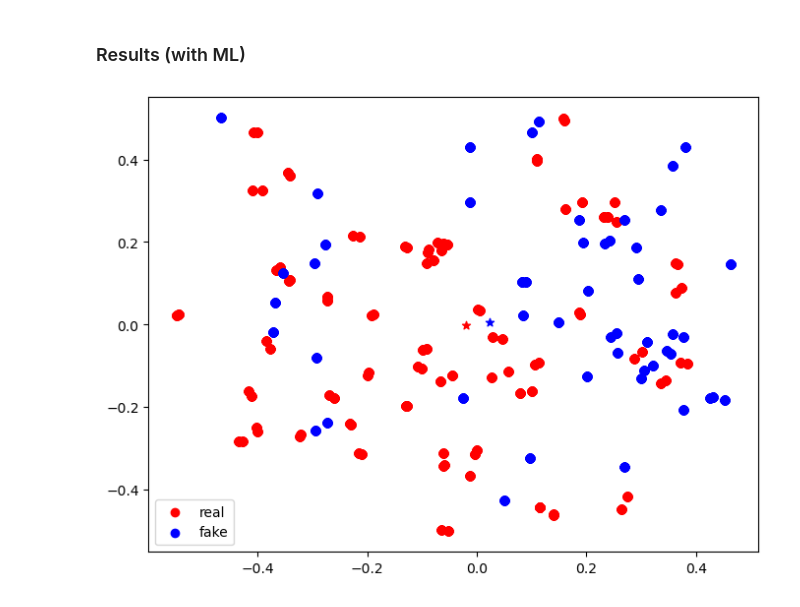
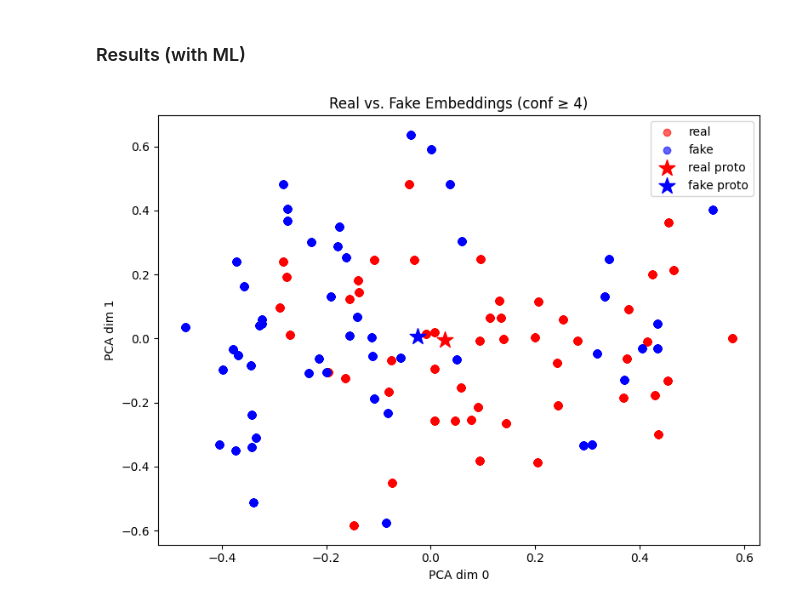
Before and after one commit to cros-nash/ds497-project, a Jupyter notebook: ExemplarPrototype (2).ipynb, the cells around one changed output. Drawn from its saved outputs; the diff is of its cells as text; code cells hidden in the pictures.

Commit message:
fixing my mistake, 150 images were analyzed because of duplicate reals. Now its 100 images in total.

```diff
--- a/ExemplarPrototype (2).ipynb
+++ b/ExemplarPrototype (2).ipynb
@@ -71,40 +71,49 @@ def exemplar_predict(stims, exemplars):
 # %%
 import matplotlib.pyplot as plt
 
 df_resp = pd.read_csv("./DATA AND R CODE/eachresponse.csv")
 df_resp = df_resp.dropna(how='any')
 
 df = pd.read_pickle('df_pca_2')
 df["image"] = df["image"].str.extract(r'\((\d+)\)', expand=False)
 df["image"] = df["image"].astype(int)
 
 df_merged = pd.merge(df_resp, df, on="image", how="inner")
 pca_columns = [i for i in range(0, 2)]
 
-confidence = 0
+confidence = 4
 df_merged = df_merged[df_merged["confidence"] >= confidence]
 
 X = df_merged[pca_columns].values
 y = df_merged["choice"].values
 
 fake_proto, real_proto = gen_prototypes(X, y)
 
 fig = plt.figure(figsize=(8, 6))
 real = df_merged[df_merged['label'] == 'real']
 fake = df_merged[df_merged['label'] == 'fake']
 
-pla = plt.scatter(real[0], real[1], color='red')
-plb = plt.scatter(fake[0], fake[1], color='blue')
+plt.scatter(real[0], real[1],
+            color="red",   alpha=0.6, label="real")
+plt.scatter(fake[0], fake[1],
+            color="blue",  alpha=0.6, label="fake")
 
-plt.scatter(real_proto[0], real_proto[1], color='red', marker='*')
-plt.scatter(fake_proto[0], fake_proto[1], color='blue', marker='*')
+# prototypes
+plt.scatter(real_proto[0], real_proto[1],
+            color="red", marker="*", s=200,
+            label="real proto")
+plt.scatter(fake_proto[0], fake_proto[1],
+            color="blue", marker="*", s=200,
+            label="fake proto")
 
-plt.legend([pla, plb], ["real", "fake"])
-
-
+plt.xlabel("PCA dim 0")
+plt.ylabel("PCA dim 1")
+plt.title(f"Real vs. Fake Embeddings (conf ≥ {confidence})")
+plt.legend()
+plt.tight_layout()
 plt.show()
 # %% [output]
-[figure, old version]
+[figure, new version]
 # %%
 # [1, 2, 3, 4, 5, 10, 20, 30, 50, 100]
 pca_dfs = {
```
Also changed, not shown: parts of 2 cells of this notebook, 2 other files.
